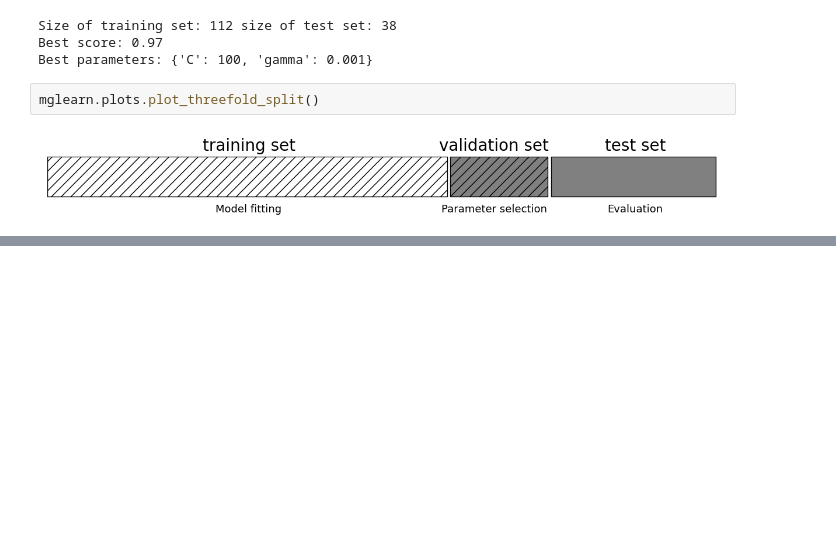
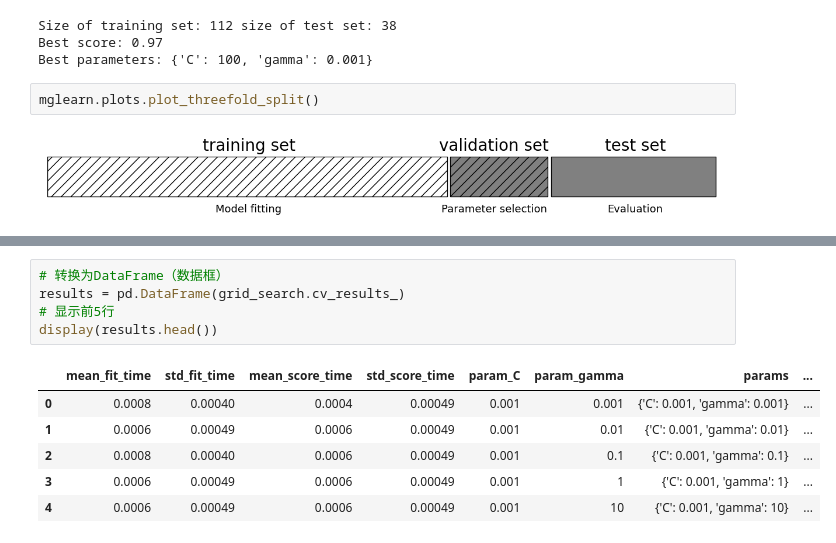
Before and after one commit to Yellow-BringtEast/python-study, a Jupyter notebook: 机器学习/python机器学习基础/chapter5.ipynb, the cells around one changed output, grey strips where cells are left out. Saved outputs shown, nothing was run; the diff lists cells and outputs as text; blank space fills up the shorter version.

```diff
--- a/机器学习/python机器学习基础/chapter5.ipynb
+++ b/机器学习/python机器学习基础/chapter5.ipynb
@@ -210,0 +285,12 @@ Test set score with best parameters: 0.92
+# %%
+# 转换为DataFrame（数据框）
+results = pd.DataFrame(grid_search.cv_results_)
+# 显示前5行
+display(results.head())
+# %% [output]
+|  | mean_fit_time | std_fit_time | mean_score_time | std_score_time | param_C | param_gamma | params | ... |
+| 0 | 0.0008 | 0.00040 | 0.0004 | 0.00049 | 0.001 | 0.001 | {'C': 0.001, 'gamma': 0.001} | ... |
+| 1 | 0.0006 | 0.00049 | 0.0006 | 0.00049 | 0.001 | 0.01 | {'C': 0.001, 'gamma': 0.01} | ... |
+| 2 | 0.0008 | 0.00040 | 0.0006 | 0.00049 | 0.001 | 0.1 | {'C': 0.001, 'gamma': 0.1} | ... |
+| 3 | 0.0006 | 0.00049 | 0.0006 | 0.00049 | 0.001 | 1 | {'C': 0.001, 'gamma': 1} | ... |
+| 4 | 0.0006 | 0.00049 | 0.0006 | 0.00049 | 0.001 | 10 | {'C': 0.001, 'gamma': 10} | ... |
```
Also changed, not shown: parts of 13 cells of this notebook.
